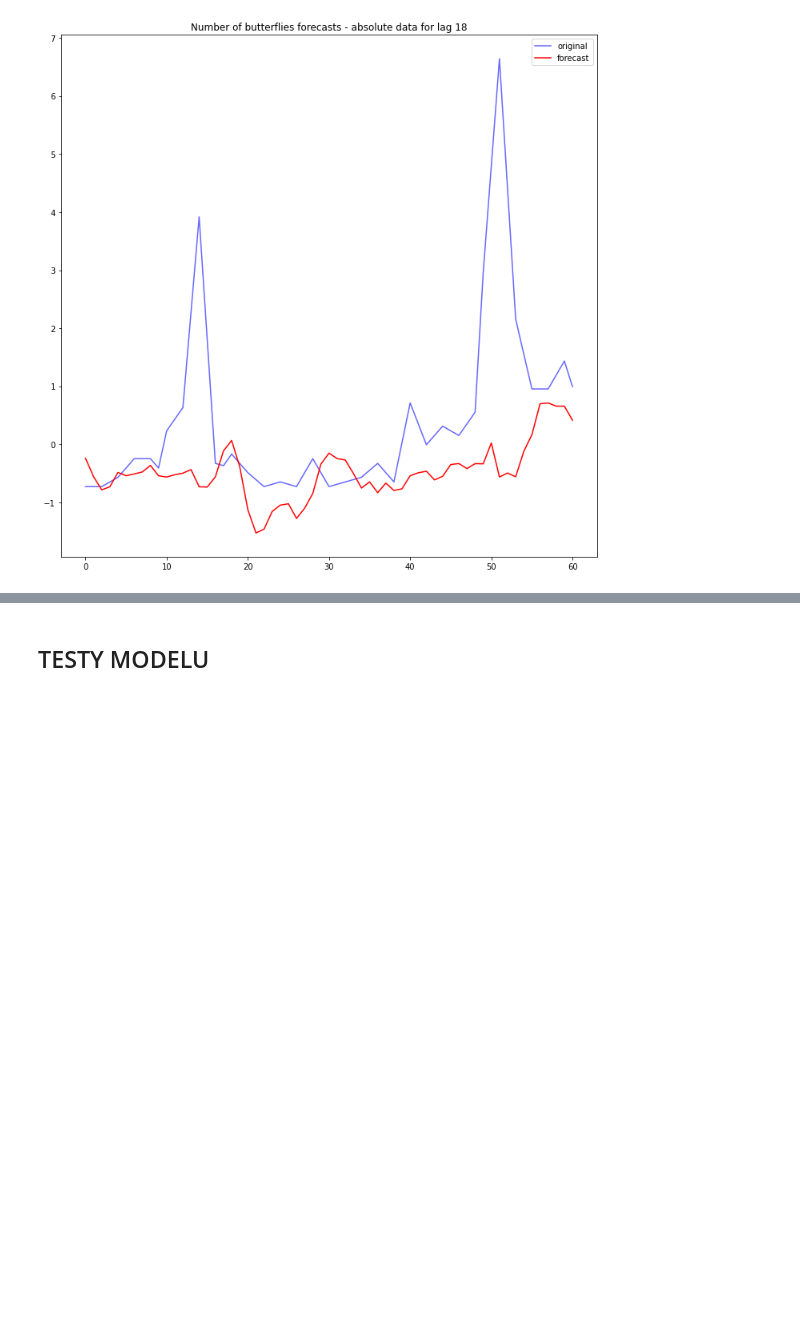
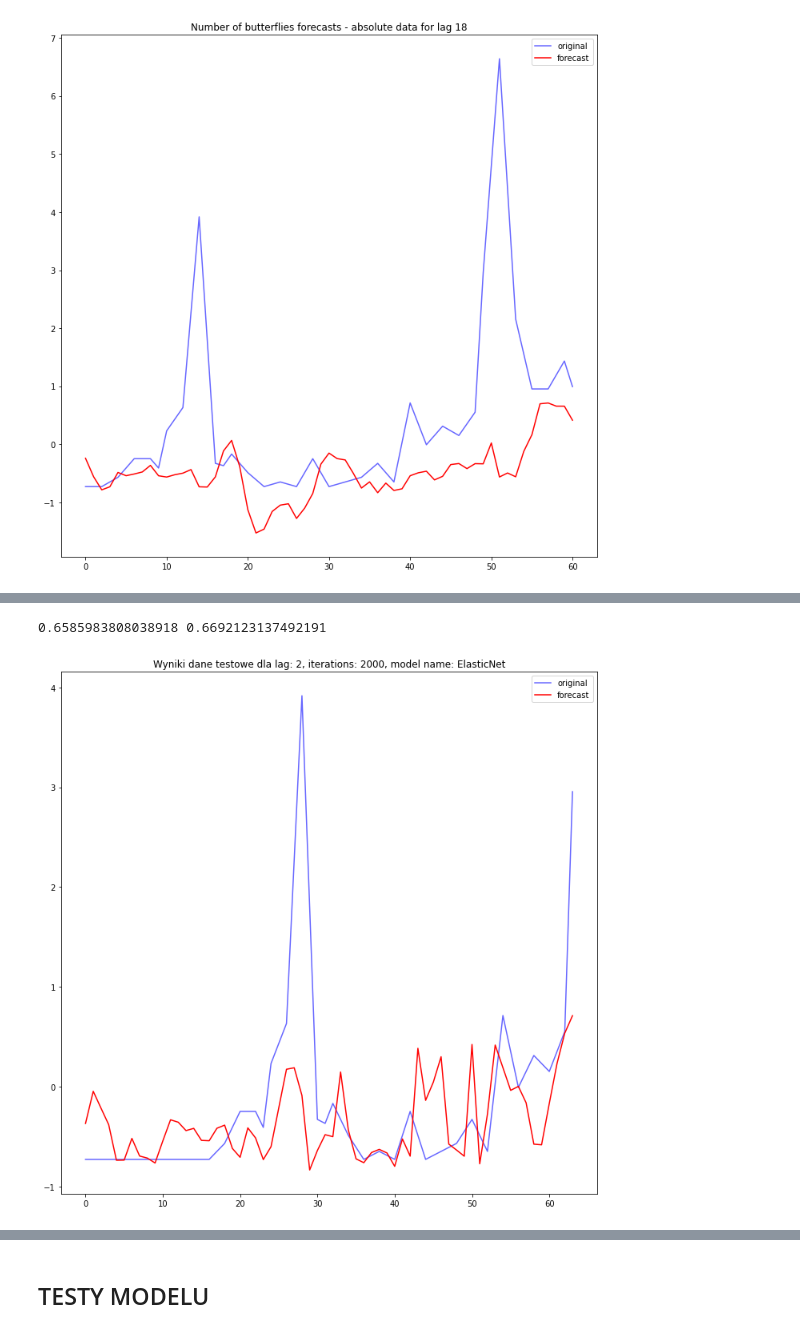
Before and after one commit to Ligerd/research_project, a Jupyter notebook: code/Ręczna_regresja.ipynb, the cells around one changed output, grey strips where cells are left out. Cells and saved outputs as stored; diff of their text form; code cells hidden in the pictures; blank space fills up the shorter version.

```diff
--- a/code/Ręczna_regresja.ipynb
+++ b/code/Ręczna_regresja.ipynb
@@ -587,0 +677,37 @@ plt.show()
+# %%
+def findBestParams(mse_error_experiments: dict):
+    best_lag = None
+    best_iter = None
+    lowest_mse = None
+    for lag, value in mse_error_experiments.items():
+        for numb_iter, mse in value.items():
+            if lowest_mse is None:
+                lowest_mse = mse
+                best_iter = numb_iter
+                best_lag = lag
+            elif mse < lowest_mse:
+                lowest_mse = mse
+                best_iter = numb_iter
+                best_lag = lag
+    return best_lag, best_iter, lowest_mse
+# %%
+elastic_net_lag, elastic_net_iter, elastic_net_mse =findBestParams(mse_all_read.get("ElasticNet"))
+poly_net_lag, poly_net_iter, poly_net_mse =findBestParams(mse_all_read.get("PolynomialRidgeRegression"))
+# %%
+def make_plot_for_params(original: list, predict: list, title: str):
+    plt.figure(figsize=(12, 12))
+    plt.plot(range(len(predict)), original, color='blue', label='original', alpha=0.6)
+    plt.plot(range(len(predict)), predict, color='red', label='forecast')
+    plt.title(title)
+    plt.legend()
+    plt.show()
+# %%
+print(elastic_net_mse, poly_net_mse)
+# %% [output]
+0.6585983808038918 0.6692123137492191
+# %%
+make_plot_for_params(y_test_all_read.get('ElasticNet').get(elastic_net_lag).get(elastic_net_iter),
+                     y_pred_all_read.get('ElasticNet').get(elastic_net_lag).get(elastic_net_iter),
+                    elastic_net_lag, elastic_net_iter, "ElasticNet")
+# %% [output]
+[figure, added]
```
Also changed, not shown: parts of 23 cells of this notebook.
